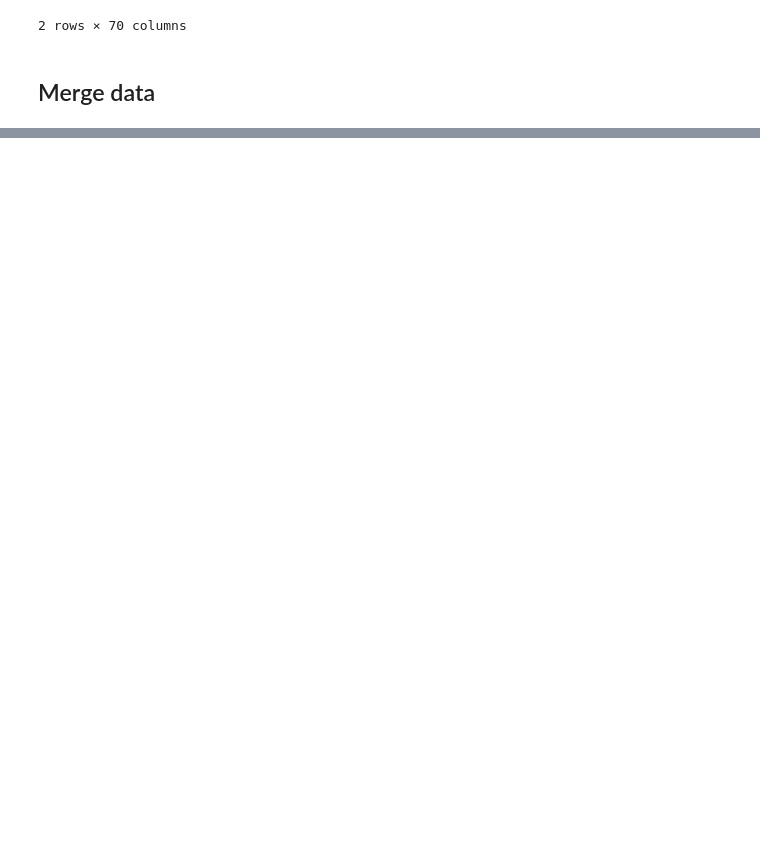
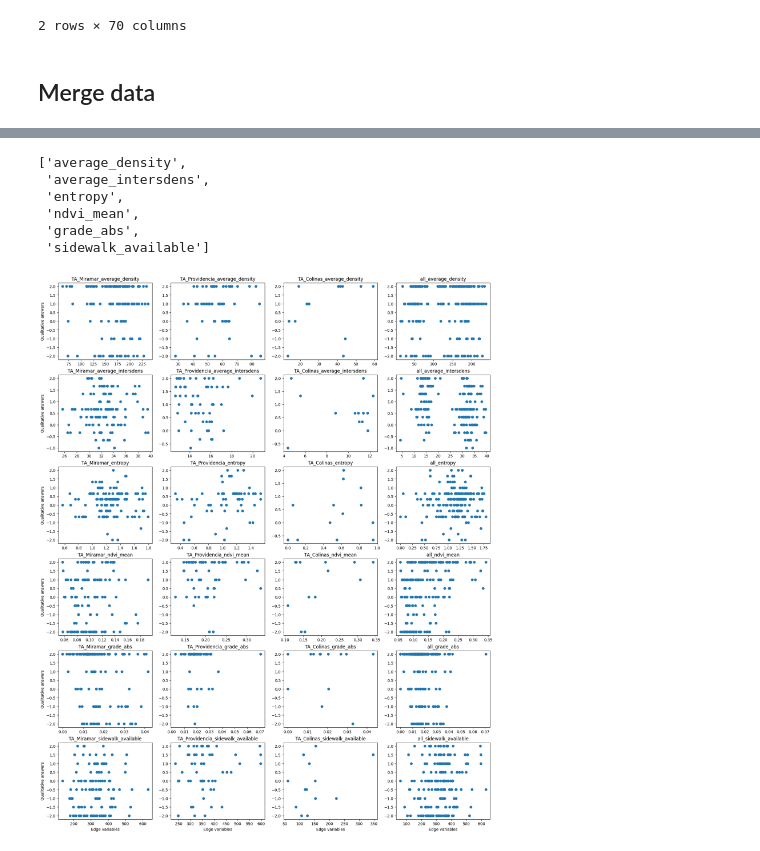
Before and after one commit to Observatorio-Ciudades/accesibilidad-urbana, a Jupyter notebook: notebooks/projects/volvo/13d_betas_v2.ipynb, the cells around one changed output, grey strips where cells are left out. Cells and saved outputs as stored; diff of their text form; code cells hidden in the pictures; blank space fills up the shorter version.

Commit message:
betas_v2 finished plotting physical variables and polls

```diff
--- a/notebooks/projects/volvo/13d_betas_v2.ipynb
+++ b/notebooks/projects/volvo/13d_betas_v2.ipynb
@@ -62,7 +62,11 @@ EPSG:32613
 # %% [markdown]
 ## Merge data
 # %%
-merged = pd.merge(rutas_edges_var,final_routes, left_on='code',right_on='Código')
+# Drop final_routes's geom
+final_routes_merge = final_routes.copy()
+final_routes_merge.drop(columns=['geometry'],inplace=True)
+# Merge
+merged = pd.merge(rutas_edges_var,final_routes_merge, left_on='code',right_on='Código')
 
 print(f"{len(merged.code.unique())} unique codes.")
 print(merged.shape)
@@ -78,0 +323,10 @@ merged.head(2)
+# %%
+# Invert question 38 and its answers
+merged_f['38. ¿Se te hace largo y aburrido el recorrido?'] = merged_f['38. ¿Se te hace largo y aburrido el recorrido?']*(-1)
+merged_f = merged_f.rename(columns={'38. ¿Se te hace largo y aburrido el recorrido?': '38. ¿Se te hace corto y agradable el recorrido?'})
+# Invert question 41 and its answers
+merged_f['41. A lo largo de tu recorrido, ¿Sientes que la comodidad en tu caminar se ve influenciada por la cantidad de personas y actividades que se realizan en el andén?'] = merged_f['41. A lo largo de tu recorrido, ¿Sientes que la comodidad en tu caminar se ve influenciada por la cantidad de personas y actividades que se realizan en el andén?']*(-1)
+merged_f = merged_f.rename(columns={'41. A lo largo de tu recorrido, ¿Sientes que la comodidad en tu caminar se ve influenciada por la cantidad de personas y actividades que se realizan en el andén?': '41. A lo largo de tu recorrido, ¿Sientes que la comodidad en tu caminar NO se ve influenciada por la cantidad de personas y actividades que se realizan en el andén?'})
+# Invert question 45 and its answers
+merged_f['45. A lo largo de tu recorrido, ¿Consideras que el hecho de caminar te implicó un gran esfuerzo físico debido a la pendiente/inclinación?'] = merged_f['45. A lo largo de tu recorrido, ¿Consideras que el hecho de caminar te implicó un gran esfuerzo físico debido a la pendiente/inclinación?']*(-1)
+merged_f = merged_f.rename(columns={'45. A lo largo de tu recorrido, ¿Consideras que el hecho de caminar te implicó un gran esfuerzo físico debido a la pendiente/inclinación?': '45. A lo largo de tu recorrido, ¿Consideras que el hecho de caminar NO te implicó un gran esfuerzo físico debido a la pendiente/inclinación?'})
@@ -78,0 +408,49 @@ merged.head(2)
+# %%
+summary_cols = list(variables_perception.keys())
+summary_cols
+# %% [output]
+['average_density',
+ 'average_intersdens',
+ 'entropy',
+ 'ndvi_mean',
+ 'grade_abs',
+ 'sidewalk_available']
+# %%
+fig,axs = plt.subplots(6,4,figsize=(20,25))
+
+# All six variables
+six_variables = list(variables_perception.keys())
+
+all_TAs = TAs.copy()
+all_TAs.append('all')
+
+i=0
+for TA in all_TAs:
+
+    if TA != 'all':
+        territory_summary = summary_df.loc[summary_df.Territory==TA].copy()
+    else:
+        territory_summary = summary_df.copy()
+
+    j=0
+    for var in six_variables:
+        # Plot variables
+        axs[j,i].scatter(territory_summary[var], territory_summary[f"{var}_q"])
+
+        # Set title
+        axs[j,i].set_title(f"{TA}_{var}")
+
+        # Format - Turn on last row/col tick marks and set used col label
+        # y axis
+        if i == 0:
+            axs[j,i].get_yaxis().set_visible(True)
+            axs[j,i].set_ylabel("Qualitative answers")
+        # x axis
+        if j == len(six_variables) - 1:
+            axs[j,i].get_xaxis().set_visible(True)
+            axs[j,i].set_xlabel("Edge variables")
+
+        j+=1
+    i+=1
+# %% [output]
+[figure, added]
```
Also changed, not shown: parts of 17 cells of this notebook, 2 other files.
